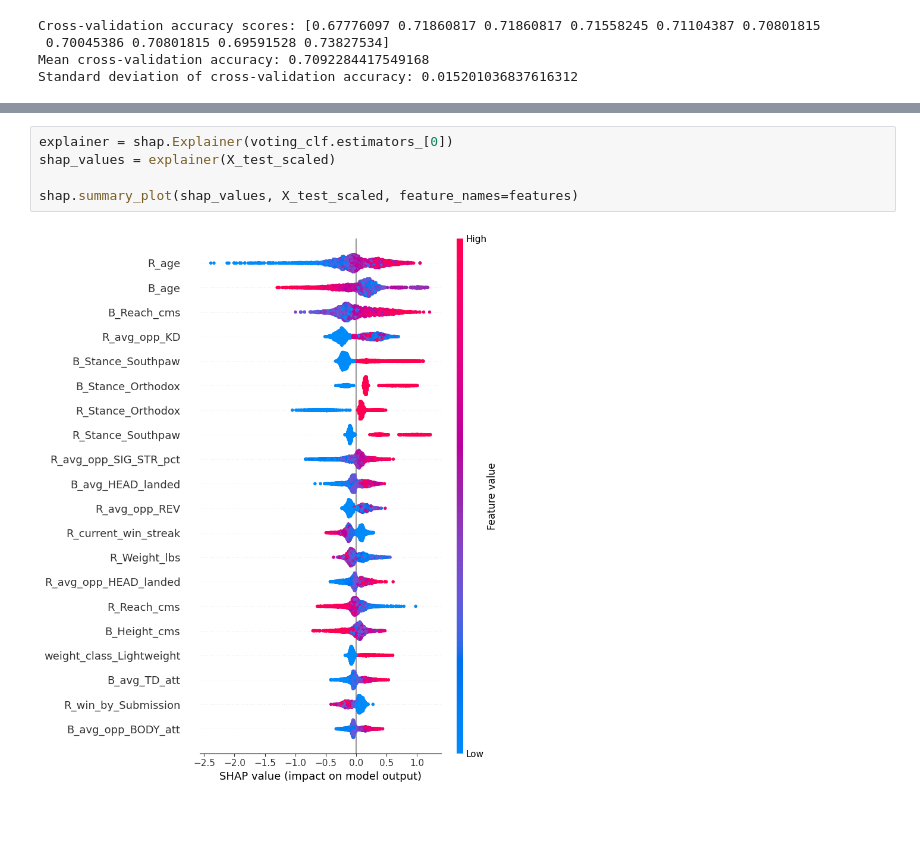
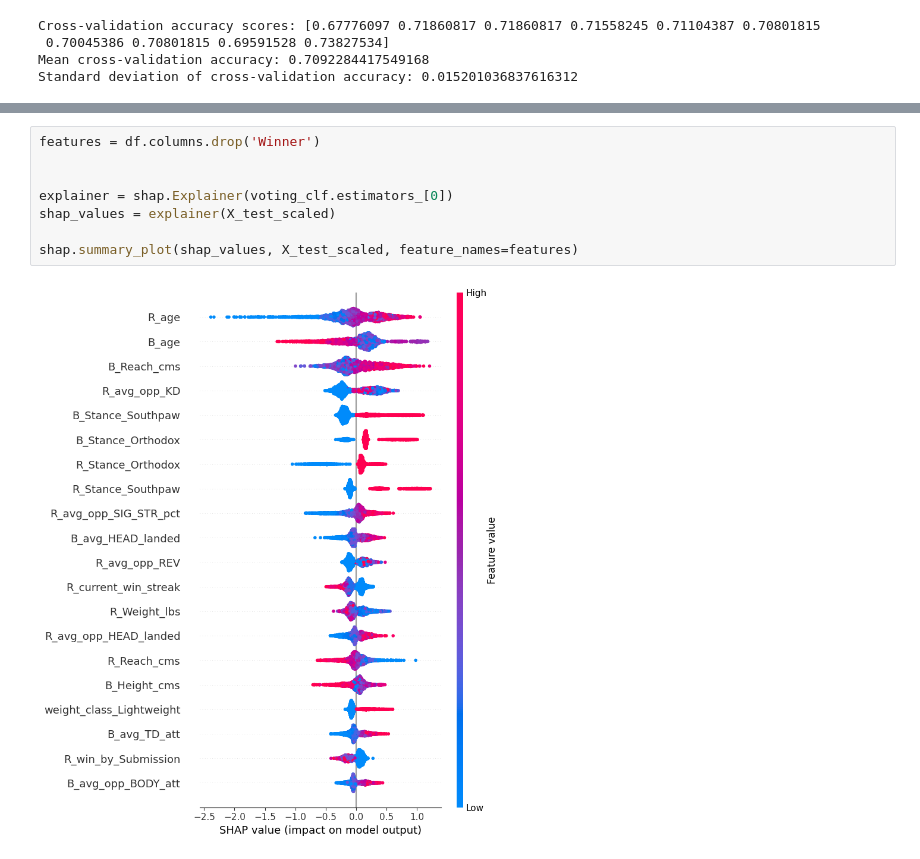
Before and after one commit to 99kishan/DS-UoN-Sports-ML-bhamidipati, a Jupyter notebook: modelling.ipynb, the cells around one changed output, grey strips where cells are left out. Cells and saved outputs as stored; diff of their text form; blank space fills up the shorter version.

```diff
--- a/modelling.ipynb
+++ b/modelling.ipynb
@@ -1523,9 +1359,12 @@ Test set confusion matrix:
  [[ 896  530]
  [ 235 1173]]
 # %%
+features = df.columns.drop('Winner')
+
+
 explainer = shap.Explainer(voting_clf.estimators_[0])
 shap_values = explainer(X_test_scaled)
 
 shap.summary_plot(shap_values, X_test_scaled, feature_names=features)
 # %% [output]
-[figure, old version]
+[figure, new version]
```
Also changed, not shown: parts of 31 cells of this notebook.
